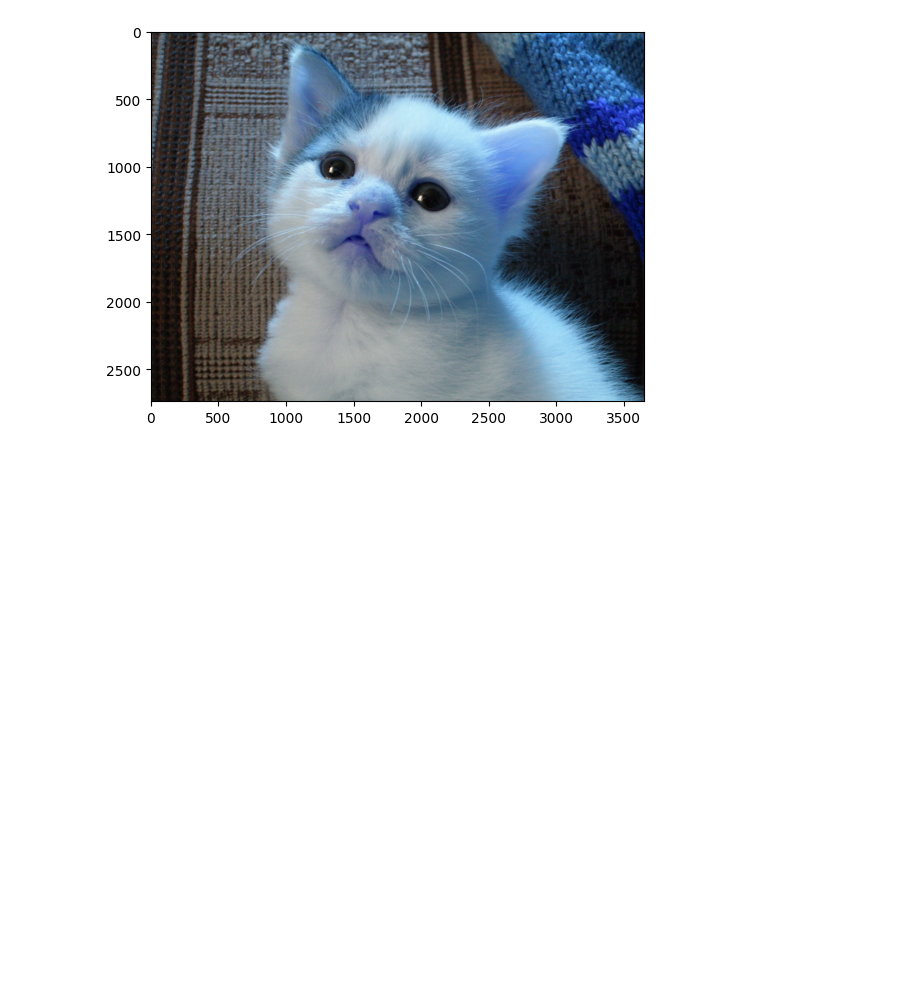
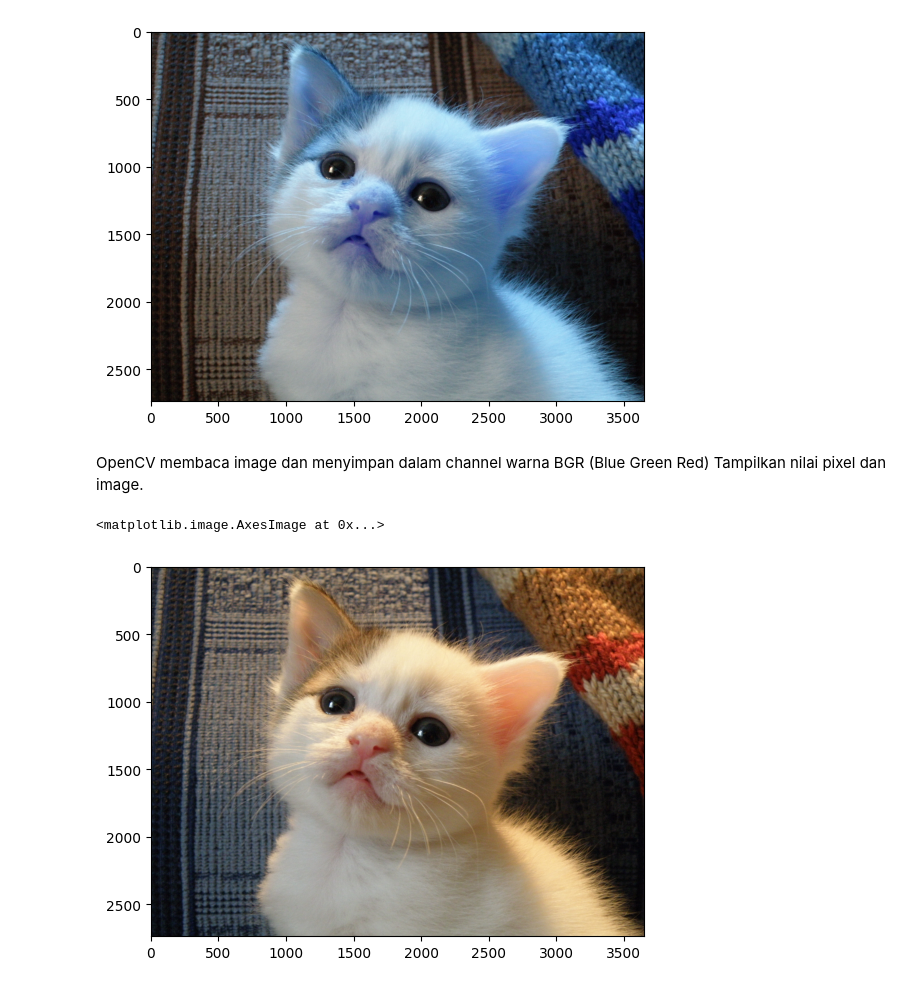
Before and after one commit to ErikRidhoFirm/PCVK_Ganjil_2025, a Jupyter notebook: Week2.ipynb, the cells around one changed output. Saved outputs shown, nothing was run; the diff lists cells and outputs as text; code cells hidden in the pictures; blank space fills up the shorter version.

Commit message:
Membaca image dan menyimpan dalam channel warna BGR

```diff
--- a/Week2.ipynb
+++ b/Week2.ipynb
@@ -24,3 +24,12 @@ plt.imshow(img)
 # %% [output]
 <matplotlib.image.AxesImage at 0x...>
 [figure]
+# %% [markdown]
+OpenCV membaca image dan menyimpan dalam channel warna BGR (Blue Green Red) Tampilkan nilai pixel dan image.
+# %%
+img2 = img
+img3 = cv.cvtColor(img,cv.COLOR_BGR2RGB)    #konversi channel BGR -> RGB
+plt.imshow(img3)
+# %% [output]
+<matplotlib.image.AxesImage at 0x...>
+[figure, added]
```
